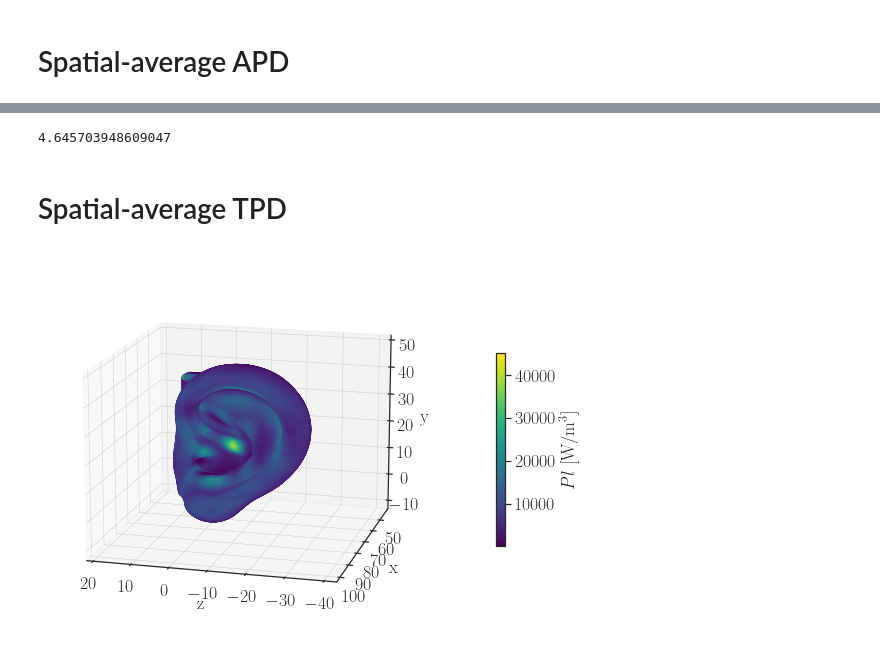
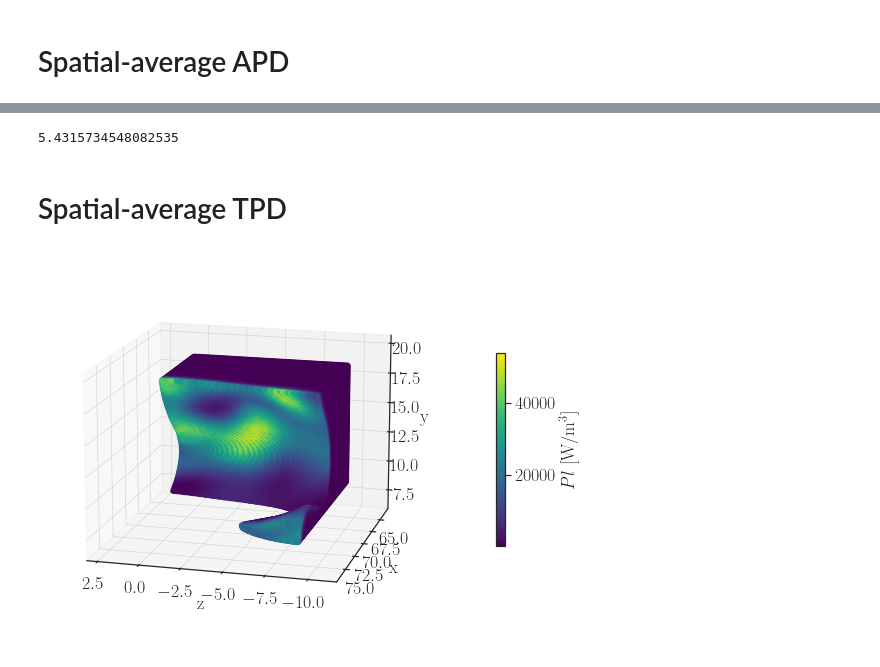
Before and after one commit to akapet00/EMF-exposure-analysis, a Jupyter notebook: playground/IEEE-J-ERM_paper/01_APD_Poynting.ipynb, the cells around one changed output, grey strips where cells are left out. Drawn from its saved outputs; the diff is of its cells as text; code cells hidden in the pictures.

```diff
--- a/playground/IEEE-J-ERM_paper/01_APD_Poynting.ipynb
+++ b/playground/IEEE-J-ERM_paper/01_APD_Poynting.ipynb
@@ -44,7 +45,7 @@ Sx, Sy, Sz = poynting_vector(E, H)
 pcd.estimate_normals()
 n = np.asarray(pcd.normals)
 
-APD = abs(Sx.real * n[:, 0] + Sy.real * n[:, 1] + Sz.real * n[:, 2])
+APD = np.abs(Sx.real * n[:, 0] + Sy.real * n[:, 1] + Sz.real * n[:, 2])
 # %%
 set_colorblind()
 fig_config(latex=True, scaler=2, text_size=18)
@@ -68,7 +69,7 @@ APD_zy = APD[mask]
 # %%
 avg_center_idx = np.where(APD_zy == APD_zy.max())[0][0]
 avg_center = xyz_zy[avg_center_idx][2], xyz_zy[avg_center_idx][1]
-edge_length = 20
+edge_length = 10
 area = edge_length ** 2
 origin, idx_rect = export_rect_idx(xyz=xyz_zy,
                                    center=avg_center,
@@ -90,39 +91,38 @@ ax.invert_xaxis()
 # %%
-ds = 10
+ds = 1
 APD_av = elementwise_dblquad(points=np.c_[xyz_rect[::ds, 2], xyz_rect[::ds, 1]],
-                             values=APD_rect[::ds], degree=11) / area
+                             values=APD_rect[::ds],
+                             degree=11,
+                             interp_func=interpolate.LinearNDInterpolator, fill_value=0) / area
 APD_av
 # %% [output]
-4.645703948609047
+5.4315734548082535
 # %% [markdown]
 # Spatial-average TPD
 # %%
 # this should be optimized for large files, upload only the averaging volume
 
-fname = os.path.join('data',
+fname_block = os.path.join('data',
                      f'loss_3D_ear_{f}GHz_{polarization.upper()}_front.txt')
-df = (pd.read_csv(fname, names=['x [mm]', 'y [mm]', 'z [mm]', 'Pl [W/m^3]'],
-                  header=None, delim_whitespace=True, skiprows=[0, 1])
-      [lambda x: x['Pl [W/m^3]'] != 0.0])
-df.reset_index(drop=True, inplace=True)
+df_block = (pd.read_csv(fname_block, names=['x [mm]', 'y [mm]', 'z [mm]', 'Pl [W/m^3]'],
+                        header=None, delim_whitespace=True, skiprows=[0, 1])
+            [lambda x: (x['Pl [W/m^3]'] != 0.0)
+                       & (x['y [mm]'] >= xyz_rect[:, 1].min())
+                       & (x['y [mm]'] <= xyz_rect[:, 1].max())
+                       & (x['z [mm]'] >= xyz_rect[:, 2].min())
+                       & (x['z [mm]'] <= xyz_rect[:, 2].max())])
+df_block.reset_index(drop=True, inplace=True)
 # %%
-xyz = export_pcd(df)
-Pl = df['Pl [W/m^3]'].to_numpy()
-# pcd = o3d.geometry.PointCloud()
-# pcd.points = o3d.utility.Vector3dVector(xyz)
-# center = pcd.get_center()
-# cframe = o3d.geometry.TriangleMesh.create_coordinate_frame(
-#    size=9, origin=center+np.array([6, -25, -20])
-# )
-# o3d.visualization.draw_geometries([pcd_t, cframe])
+xyz_block = export_pcd(df_block)
+Pl_block = df_block['Pl [W/m^3]'].to_numpy()
 # %%
 set_colorblind()
 fig_config(latex=True, scaler=2, text_size=18)
 label = '$Pl$ [W/m$^3$]'
-fig, ax = scatter_3d({'z': xyz[:, 2],
-                      'x': xyz[:, 0],
-                      'y': xyz[:, 1],
-                      label: Pl},
+fig, ax = scatter_3d({'z': xyz_block[:, 2],
+                      'x': xyz_block[:, 0],
+                      'y': xyz_block[:, 1],
+                      label: Pl_block},
                       elev=[15], azim=[105])
 # %% [output]
-[figure, old version]
+[figure, new version]
```
Also changed, not shown: parts of 9 cells of this notebook.
